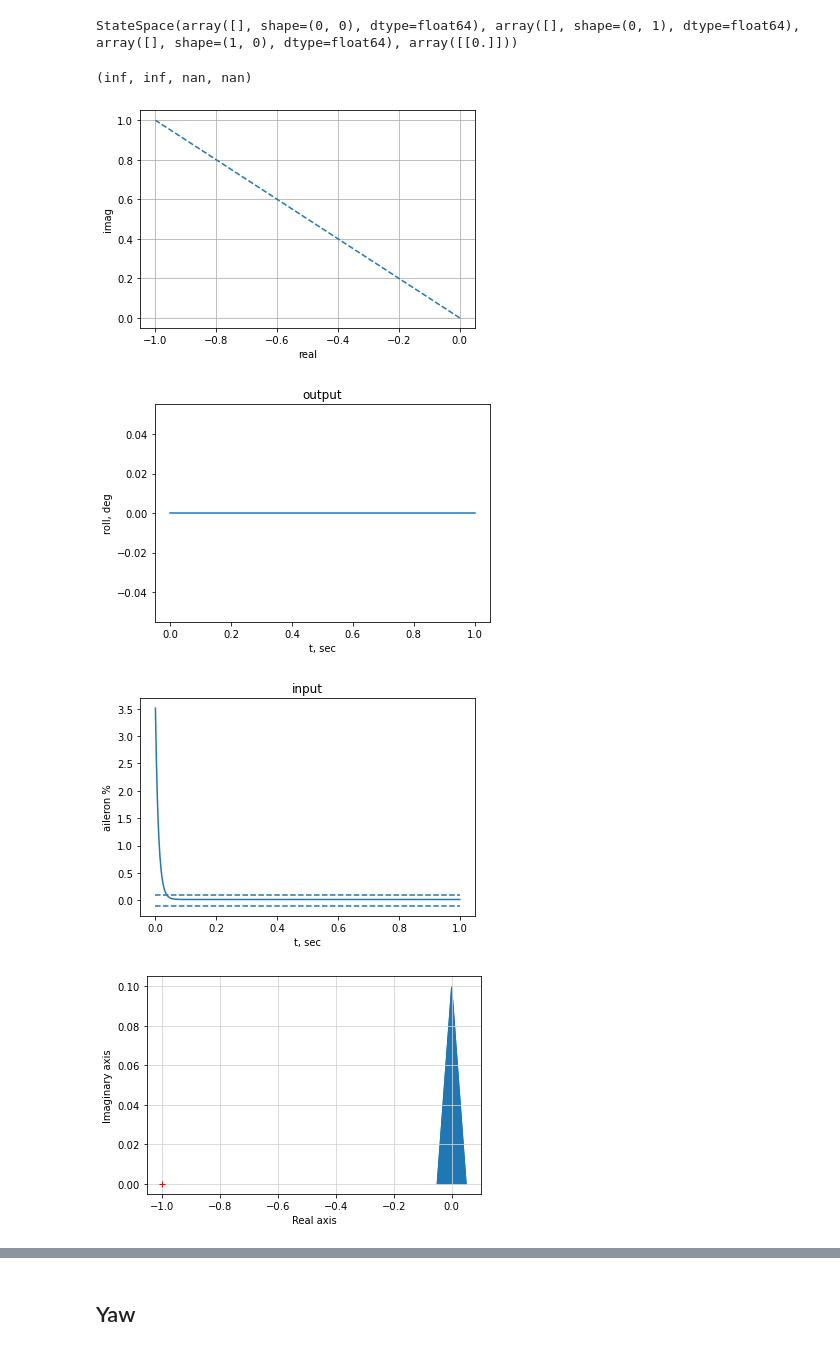
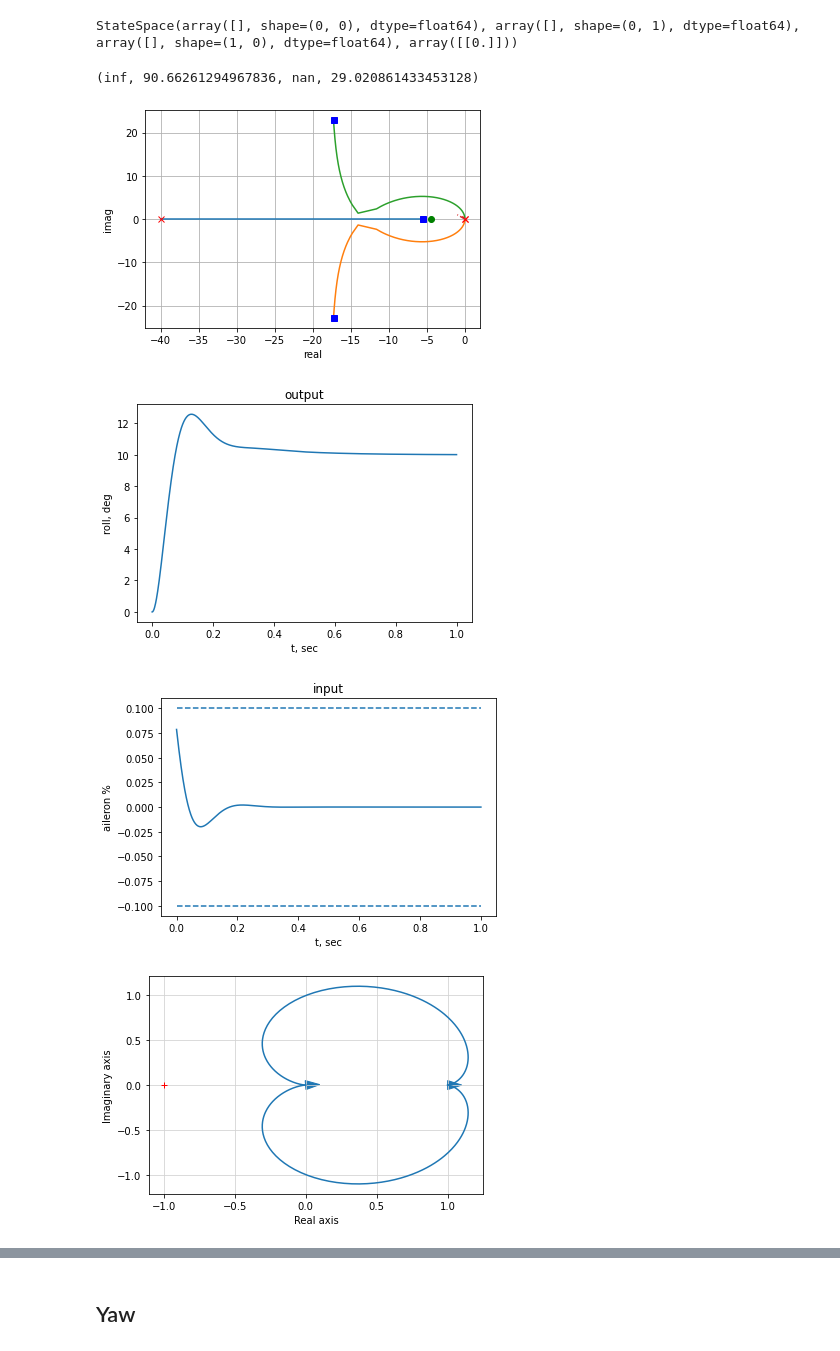
Before and after one commit to howardtja/451Notes, a Jupyter notebook: Trim.ipynb, the cells around one changed output, grey strips where cells are left out. Drawn from its saved outputs; the diff is of its cells as text; code cells hidden in the pictures.

```diff
--- a/Trim.ipynb
+++ b/Trim.ipynb
@@ -529,7 +561,7 @@ sys
 # %% [output]
 StateSpace(array([], shape=(0, 0), dtype=float64), array([], shape=(0, 1), dtype=float64), array([], shape=(1, 0), dtype=float64), array([[0.]]))
 # %%
-H_aileron_to_roll = 0.1*(s/0.5*1/(s/100+1) + 1)
+H_aileron_to_roll = 0.05*(s/0.5*0.1/(s/40+1) + 1)
 
 plt.figure()
 rootlocus(G_aileron_to_roll*H_aileron_to_roll)
@@ -537,35 +569,35 @@ plt.plot([0, -1], [0, 1], '--')
 
 Gc_aileron_to_roll  = G_aileron_to_roll*H_aileron_to_roll/(1 + G_aileron_to_roll*H_aileron_to_roll)
 
 
 plt.figure()
 step_size = 10
 t, y = control.step_response(step_size*Gc_aileron_to_roll, T=np.linspace(0, 1, 1000));
 plt.plot(t, y)
 plt.xlabel('t, sec')
 plt.ylabel('roll, deg')
 plt.title('output')
 
 plt.figure()
 # actual error was computed in radians, so, converting back here
 e = np.deg2rad(step_size-y)
 t, u, _= control.forced_response(H_aileron_to_roll, T=t, U=e)
 plt.hlines([-0.1, 0.1], t[0], t[-1], linestyles='dashed')
 plt.plot(t, u)
 plt.xlabel('t, sec')
 plt.ylabel('aileron %')
 plt.title('input')
 
 plt.figure()
 control.nyquist(Gc_aileron_to_roll, omega=np.logspace(-3, 3, 1000));
 
 plt.figure(figsize=(15, 7))
 control.gangof4(G_aileron_to_roll, H_aileron_to_roll, Hz=True, dB=True)
 
 control.margin(Gc_aileron_to_roll)
 # %% [output]
-(inf, inf, nan, nan)
+(inf, 90.66261294967836, nan, 29.020861433453128)
-[figure, old version]
+[figure, new version]
-[figure, old version]
+[figure, new version]
-[figure, old version]
+[figure, new version]
-[figure, old version]
+[figure, new version]
```
Also changed, not shown: parts of 12 cells of this notebook.
